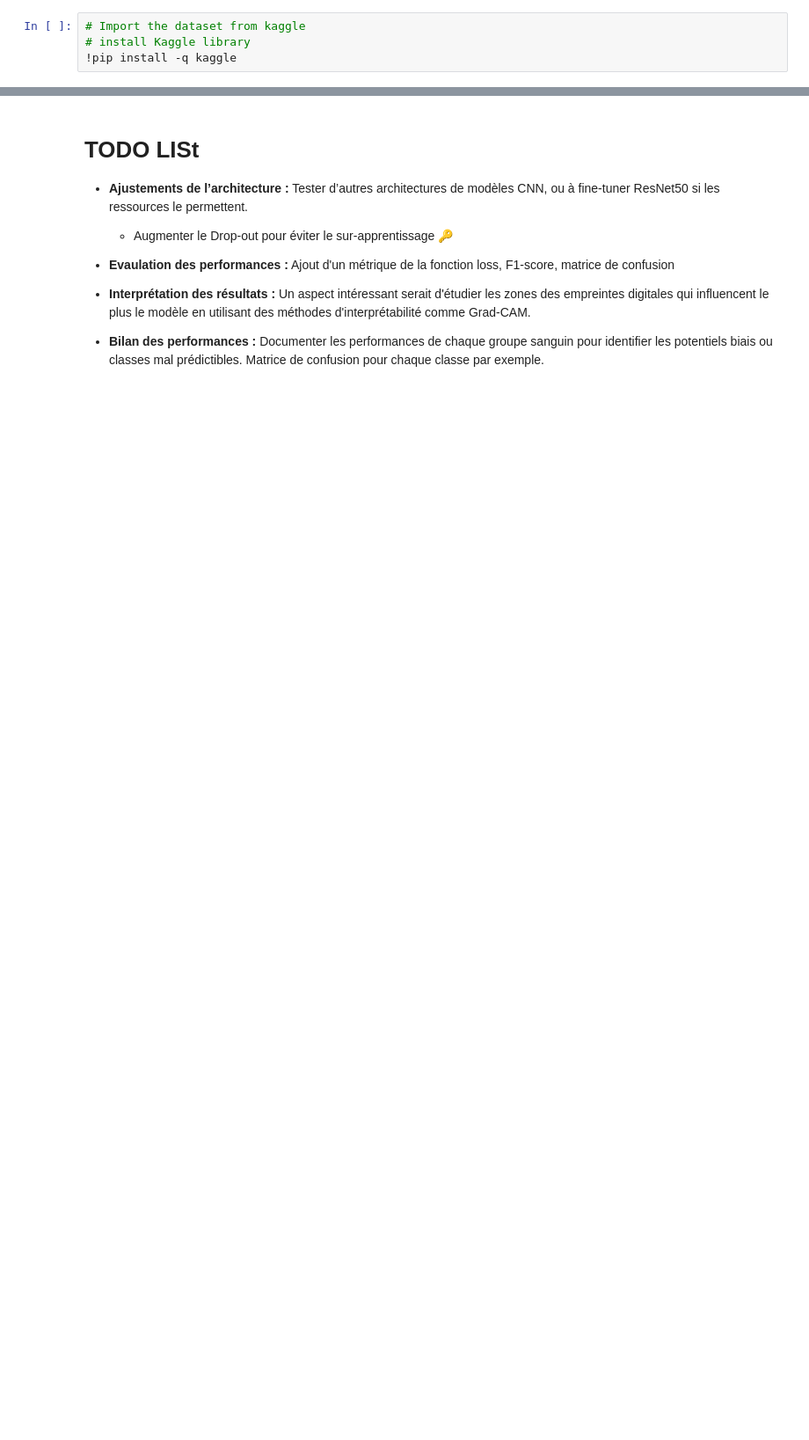
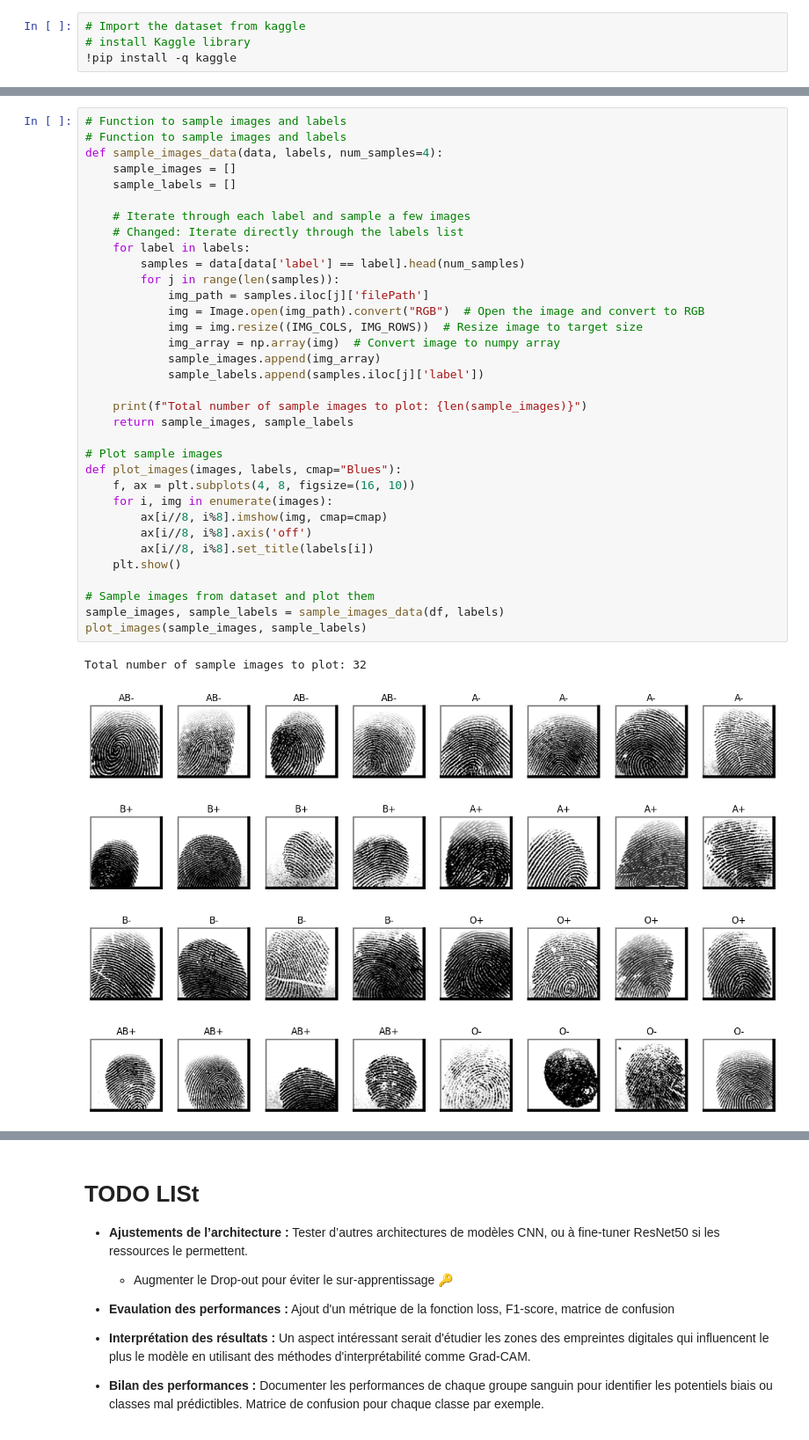
Before and after one commit to youcef-benmohammed/blood.group.detection, a Jupyter notebook: blood_group_detection_using_image_processing_and_deeplearning.ipynb, the cells around one changed output, grey strips where cells are left out. Shown at 88% size. Cells and saved outputs as stored; diff of their text form; blank space fills up the shorter version.

```diff
--- a/blood_group_detection_using_image_processing_and_deeplearning.ipynb
+++ b/blood_group_detection_using_image_processing_and_deeplearning.ipynb
@@ -381,0 +152,37 @@ history = model.fit(
+# %%
+# Function to sample images and labels
+# Function to sample images and labels
+def sample_images_data(data, labels, num_samples=4):
+    sample_images = []
+    sample_labels = []
+
+    # Iterate through each label and sample a few images
+    # Changed: Iterate directly through the labels list
+    for label in labels:
+        samples = data[data['label'] == label].head(num_samples)
+        for j in range(len(samples)):
+            img_path = samples.iloc[j]['filePath']
+            img = Image.open(img_path).convert("RGB")  # Open the image and convert to RGB
+            img = img.resize((IMG_COLS, IMG_ROWS))  # Resize image to target size
+            img_array = np.array(img)  # Convert image to numpy array
+            sample_images.append(img_array)
+            sample_labels.append(samples.iloc[j]['label'])
+
+    print(f"Total number of sample images to plot: {len(sample_images)}")
+    return sample_images, sample_labels
+
+# Plot sample images
+def plot_images(images, labels, cmap="Blues"):
+    f, ax = plt.subplots(4, 8, figsize=(16, 10))
+    for i, img in enumerate(images):
+        ax[i//8, i%8].imshow(img, cmap=cmap)
+        ax[i//8, i%8].axis('off')
+        ax[i//8, i%8].set_title(labels[i])
+    plt.show()
+
+# Sample images from dataset and plot them
+sample_images, sample_labels = sample_images_data(df, labels)
+plot_images(sample_images, sample_labels)
+# %% [output]
+Total number of sample images to plot: 32
+[figure, added]
```
Also changed, not shown: parts of 63 cells of this notebook.
